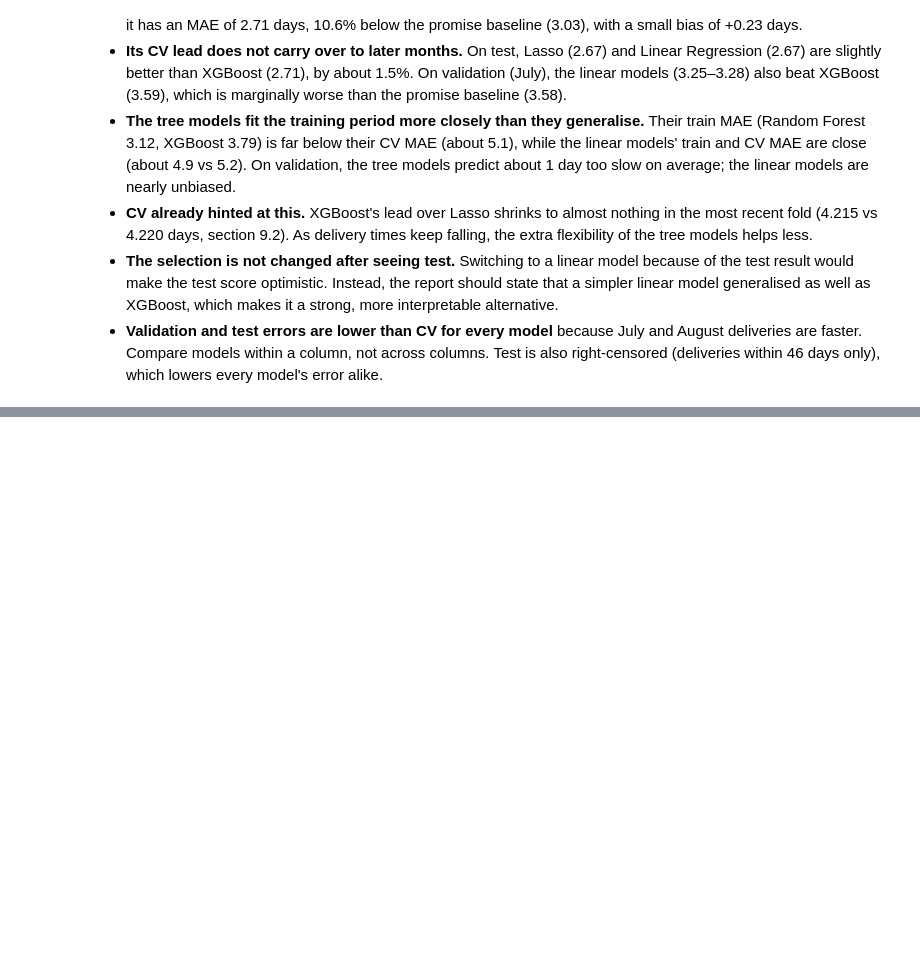
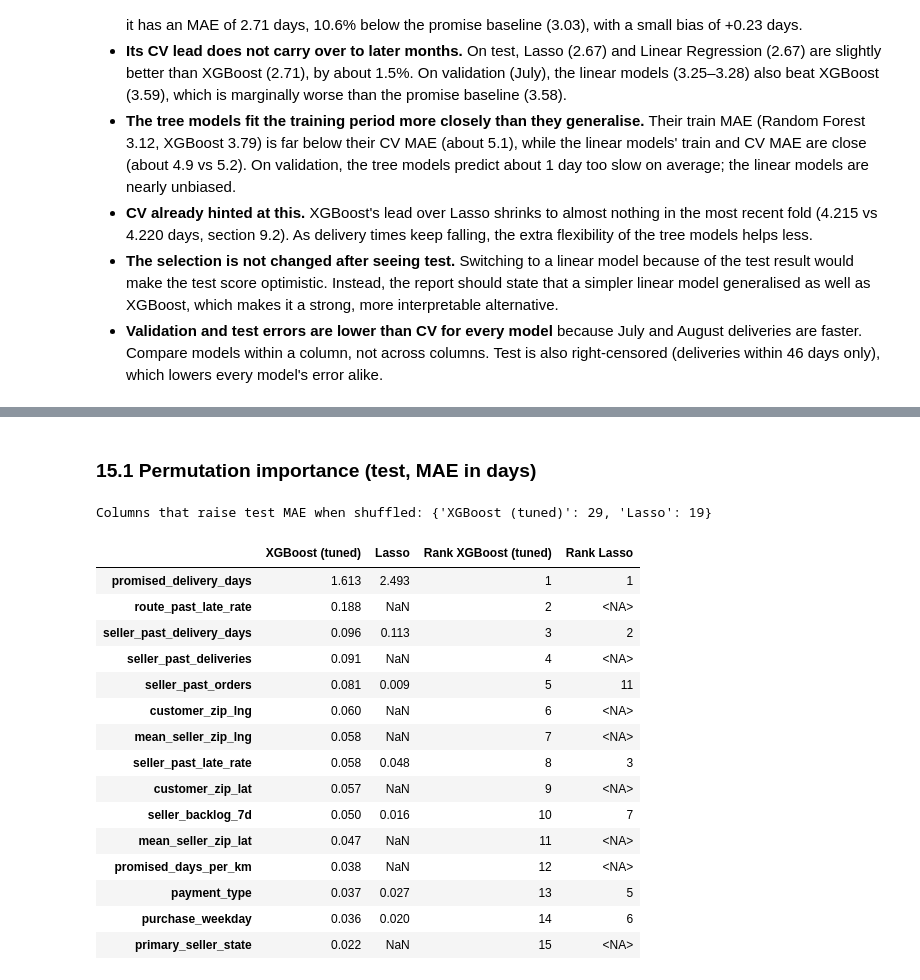
Before and after one commit to zhuamnq/Team2_IT5006_Ecommerce_Analytics_AY2627Sem1, a Jupyter notebook: notebooks/05_regression_delivery_time.ipynb, the cells around one changed output, grey strips where cells are left out. Cells and saved outputs as stored; diff of their text form; code cells hidden in the pictures; blank space fills up the shorter version.

```diff
--- a/notebooks/05_regression_delivery_time.ipynb
+++ b/notebooks/05_regression_delivery_time.ipynb
@@ -763,0 +788,14 @@ Final model (XGBoost (tuned)) on test: MAE 2.71 days, RMSE 3.88, R2 0.198, bias
+# %%
+distribution = pd.DataFrame({
+    name: {
+        "MAE": errors[f"abs error {name}"].mean(),
+        "Median abs error": errors[f"abs error {name}"].median(),
+        "90th pct abs error": errors[f"abs error {name}"].quantile(0.9),
+        "Within 1 day (%)": errors[f"abs error {name}"].le(1).mean() * 100,
+        "Within 3 days (%)": errors[f"abs error {name}"].le(3).mean() * 100,
+        "Within 7 days (%)": errors[f"abs error {name}"].le(7).mean() * 100,
+        "Predicted too slow (%)": errors[f"residual {name}"].gt(0).mean() * 100,
+    }
+    for name in analysis_models
+}).T
+display(distribution.round(2))
@@ -763,0 +934,56 @@ Final model (XGBoost (tuned)) on test: MAE 2.71 days, RMSE 3.88, R2 0.198, bias
+# %% [markdown]
+### 15.1 Permutation importance (test, MAE in days)
+# %%
+from sklearn.inspection import permutation_importance
+
+
+def permutation_table(name, n_repeats=5):
+    columns = evaluation_models[name][1]
+    result = permutation_importance(
+        fitted_final[name],
+        final_test_df[columns],
+        final_test_df["target_log_ratio"],
+        scoring=mae_days,
+        n_repeats=n_repeats,
+        random_state=RANDOM_STATE,
+        n_jobs=-1,
+    )
+    return pd.DataFrame({
+        "MAE increase (days)": result.importances_mean,
+        "SD": result.importances_std,
+    }, index=columns)
+
+
+importance = {name: permutation_table(name) for name in [final_model_name, "Lasso"]}
+
+importance_comparison = pd.concat(
+    {name: table["MAE increase (days)"] for name, table in importance.items()}, axis=1
+)
+for name in importance:
+    importance_comparison[f"Rank {name}"] = (
+        importance_comparison[name].rank(ascending=False, method="min").astype("Int64")
+    )
+importance_comparison = importance_comparison.sort_values(final_model_name, ascending=False)
+# Blank: the column is not among that model's selected features
+
+print("Columns that raise test MAE when shuffled:",
+      {name: int((table["MAE increase (days)"] > 0).sum()) for name, table in importance.items()})
+display(importance_comparison.head(15).round(3))
+# %% [output]
+Columns that raise test MAE when shuffled: {'XGBoost (tuned)': 29, 'Lasso': 19}
+|  | XGBoost (tuned) | Lasso | Rank XGBoost (tuned) | Rank Lasso |
+| promised_delivery_days | 1.613 | 2.493 | 1 | 1 |
+| route_past_late_rate | 0.188 | NaN | 2 | <NA> |
+| seller_past_delivery_days | 0.096 | 0.113 | 3 | 2 |
+| seller_past_deliveries | 0.091 | NaN | 4 | <NA> |
+| seller_past_orders | 0.081 | 0.009 | 5 | 11 |
+| customer_zip_lng | 0.060 | NaN | 6 | <NA> |
+| mean_seller_zip_lng | 0.058 | NaN | 7 | <NA> |
+| seller_past_late_rate | 0.058 | 0.048 | 8 | 3 |
+| customer_zip_lat | 0.057 | NaN | 9 | <NA> |
+| seller_backlog_7d | 0.050 | 0.016 | 10 | 7 |
+| mean_seller_zip_lat | 0.047 | NaN | 11 | <NA> |
+| promised_days_per_km | 0.038 | NaN | 12 | <NA> |
+| payment_type | 0.037 | 0.027 | 13 | 5 |
+| purchase_weekday | 0.036 | 0.020 | 14 | 6 |
+| primary_seller_state | 0.022 | NaN | 15 | <NA> |
```
Also changed, not shown: parts of 23 cells of this notebook, 10 other files.
